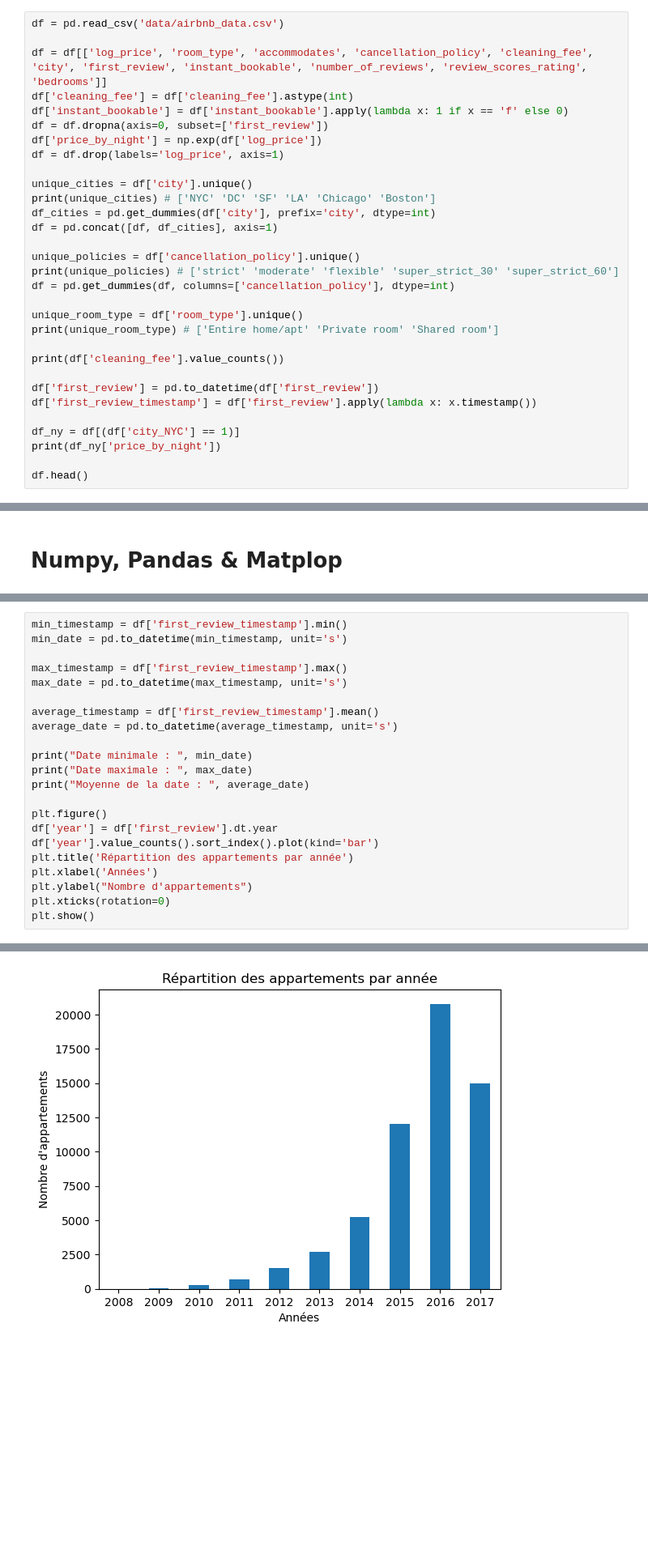
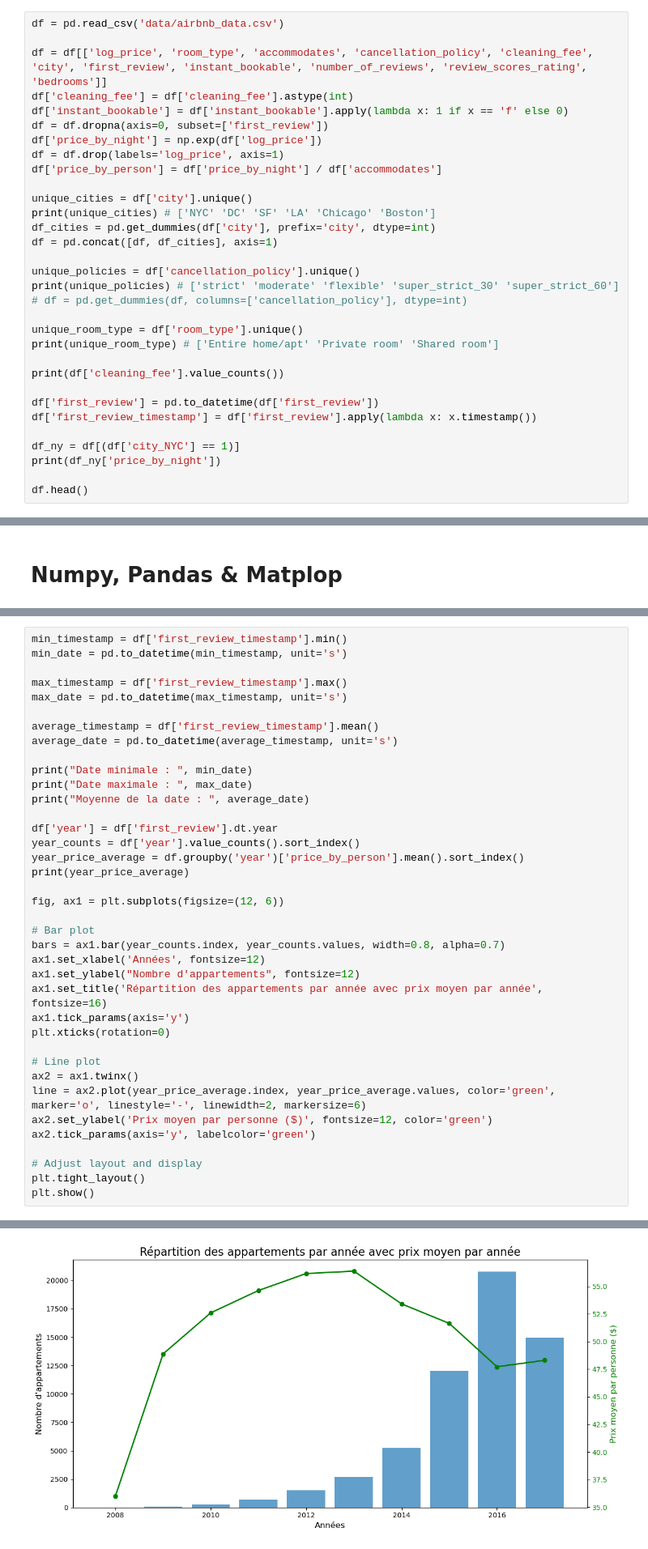
Before and after one commit to LoanCB/machine-learning-appartement, a Jupyter notebook: playground_airbnb.ipynb, the cells around one changed output, grey strips where cells are left out. Shown: that part at 81% size. Drawn from its saved outputs; the diff is of its cells as text; blank space fills up the shorter version.

Commit message:
feat: :sparkles: chart to show average price by person depends on accommodates

```diff
--- a/playground_airbnb.ipynb
+++ b/playground_airbnb.ipynb
@@ -29,6 +29,7 @@ df['instant_bookable'] = df['instant_bookable'].apply(lambda x: 1 if x == 'f' el
 df = df.dropna(axis=0, subset=['first_review'])
 df['price_by_night'] = np.exp(df['log_price'])
 df = df.drop(labels='log_price', axis=1)
+df['price_by_person'] = df['price_by_night'] / df['accommodates']
 
 unique_cities = df['city'].unique()
 print(unique_cities) # ['NYC' 'DC' 'SF' 'LA' 'Chicago' 'Boston']
@@ -37,7 +38,7 @@ df = pd.concat([df, df_cities], axis=1)
 
 unique_policies = df['cancellation_policy'].unique()
 print(unique_policies) # ['strict' 'moderate' 'flexible' 'super_strict_30' 'super_strict_60']
-df = pd.get_dummies(df, columns=['cancellation_policy'], dtype=int)
+# df = pd.get_dummies(df, columns=['cancellation_policy'], dtype=int)
 
 unique_room_type = df['room_type'].unique()
 print(unique_room_type) # ['Entire home/apt' 'Private room' 'Shared room']
@@ -171,13 +174,29 @@ print("Date minimale : ", min_date)
 print("Date maximale : ", max_date)
 print("Moyenne de la date : ", average_date)
 
-plt.figure()
 df['year'] = df['first_review'].dt.year
-df['year'].value_counts().sort_index().plot(kind='bar')
-plt.title('Répartition des appartements par année')
-plt.xlabel('Années')
-plt.ylabel("Nombre d'appartements")
+year_counts = df['year'].value_counts().sort_index()
+year_price_average = df.groupby('year')['price_by_person'].mean().sort_index()
+print(year_price_average)
+
+fig, ax1 = plt.subplots(figsize=(12, 6))
+
+# Bar plot
+bars = ax1.bar(year_counts.index, year_counts.values, width=0.8, alpha=0.7)
+ax1.set_xlabel('Années', fontsize=12)
+ax1.set_ylabel("Nombre d'appartements", fontsize=12)
+ax1.set_title('Répartition des appartements par année avec prix moyen par année', fontsize=16)
+ax1.tick_params(axis='y')
 plt.xticks(rotation=0)
+
+# Line plot
+ax2 = ax1.twinx()
+line = ax2.plot(year_price_average.index, year_price_average.values, color='green', marker='o', linestyle='-', linewidth=2, markersize=6)
+ax2.set_ylabel('Prix moyen par personne ($)', fontsize=12, color='green')
+ax2.tick_params(axis='y', labelcolor='green')
+
+# Adjust layout and display
+plt.tight_layout()
 plt.show()
 # %% [output]
 Date minimale :  2008-11-17 00:00:00
@@ -186 +217 @@ Moyenne de la date :  2016-01-14 08:11:51.013442755
-[figure, old version]
+[figure, new version]
```
Also changed, not shown: parts of 9 cells of this notebook.
